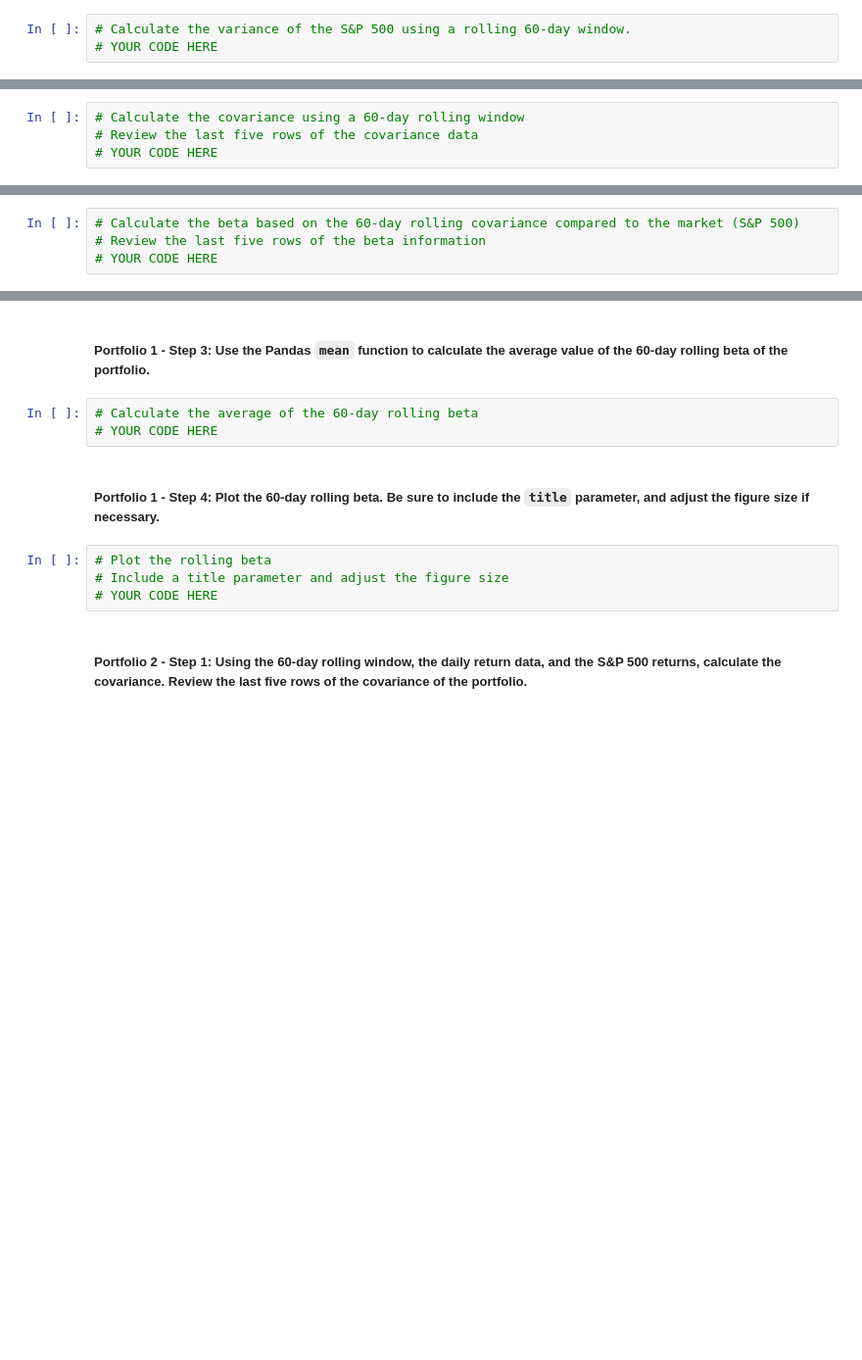
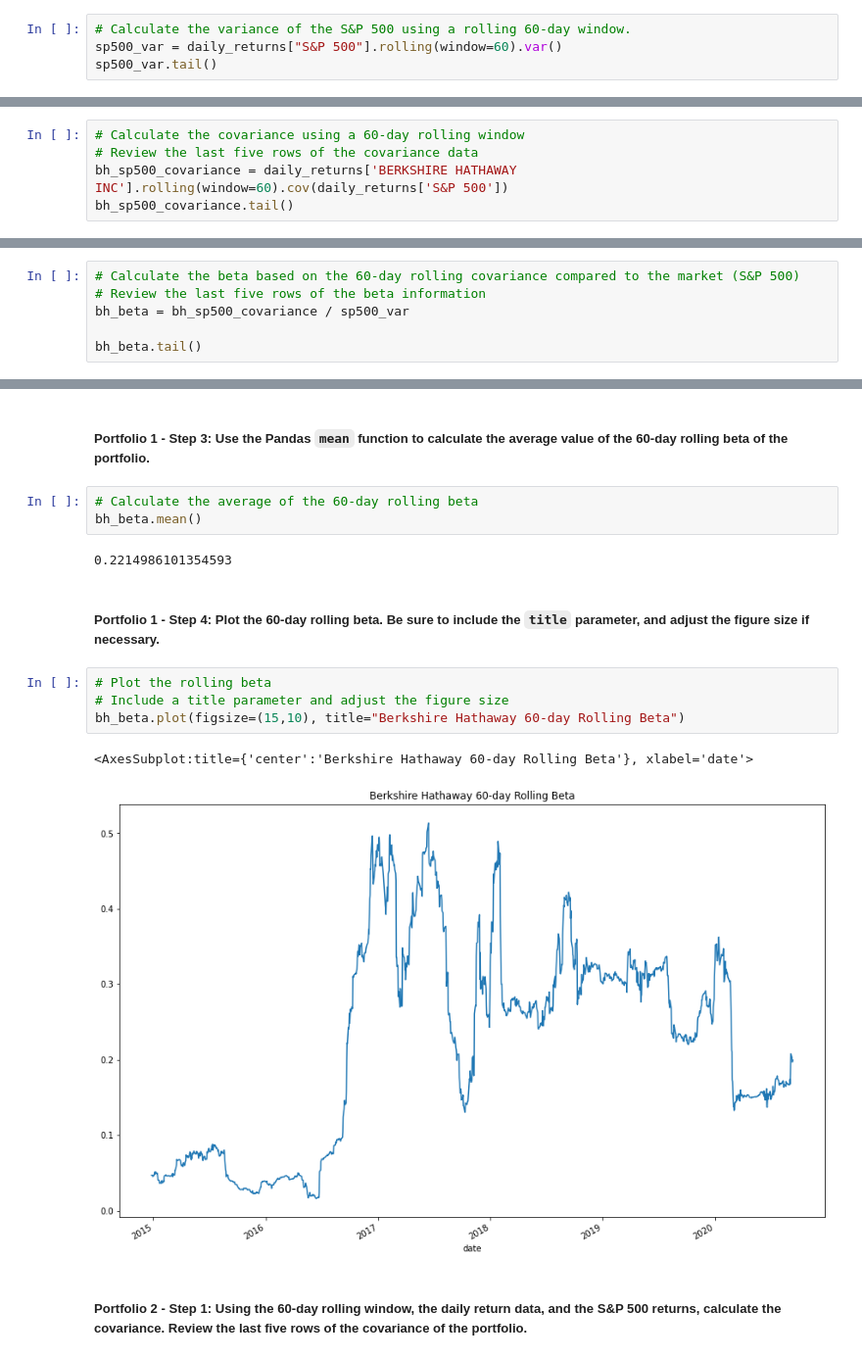
Before and after one commit to ghedrick76/module_4_challenge, a Jupyter notebook: Starter_Code/risk_return_analysis.ipynb, the cells around one changed output, grey strips where cells are left out. Shown: that part at 98% size. Saved outputs shown, nothing was run; the diff lists cells and outputs as text; blank space fills up the shorter version.

```diff
--- a/Starter_Code/risk_return_analysis.ipynb
+++ b/Starter_Code/risk_return_analysis.ipynb
@@ -362,4 +355,5 @@ Your analysis is nearing completion. Now, you need to evaluate how the portfolio
 #### Use the Pandas `var` function to calculate the variance of the S&P 500 by using a 60-day rolling window. Visualize the last five rows of the variance of the S&P 500.
 # %%
 # Calculate the variance of the S&P 500 using a rolling 60-day window.
-# YOUR CODE HERE
+sp500_var = daily_returns["S&P 500"].rolling(window=60).var()
+sp500_var.tail()
@@ -378,4 +380,5 @@ Your analysis is nearing completion. Now, you need to evaluate how the portfolio
 # %%
 # Calculate the covariance using a 60-day rolling window
 # Review the last five rows of the covariance data
-# YOUR CODE HERE
+bh_sp500_covariance = daily_returns['BERKSHIRE HATHAWAY INC'].rolling(window=60).cov(daily_returns['S&P 500'])
+bh_sp500_covariance.tail()
@@ -384,4 +395,6 @@ Your analysis is nearing completion. Now, you need to evaluate how the portfolio
 # %%
 # Calculate the beta based on the 60-day rolling covariance compared to the market (S&P 500)
 # Review the last five rows of the beta information
-# YOUR CODE HERE
+bh_beta = bh_sp500_covariance / sp500_var
+
+bh_beta.tail()
@@ -389,13 +410,18 @@ Your analysis is nearing completion. Now, you need to evaluate how the portfolio
 ##### Portfolio 1 - Step 3: Use the Pandas `mean` function to calculate the average value of the 60-day rolling beta of the portfolio.
 # %%
 # Calculate the average of the 60-day rolling beta
-# YOUR CODE HERE
+bh_beta.mean()
+# %% [output]
+0.2214986101354593
 # %% [markdown]
 ##### Portfolio 1 - Step 4: Plot the 60-day rolling beta. Be sure to include the `title` parameter, and adjust the figure size if necessary.
 # %%
 # Plot the rolling beta
 # Include a title parameter and adjust the figure size
-# YOUR CODE HERE
+bh_beta.plot(figsize=(15,10), title="Berkshire Hathaway 60-day Rolling Beta")
+# %% [output]
+<AxesSubplot:title={'center':'Berkshire Hathaway 60-day Rolling Beta'}, xlabel='date'>
+[figure, added]
 # %% [markdown]
 ##### Portfolio 2 - Step 1: Using the 60-day rolling window, the daily return data, and the S&P 500 returns, calculate the covariance. Review the last five rows of the covariance of the portfolio.
 # %%
```
Also changed, not shown: parts of 12 cells of this notebook.
